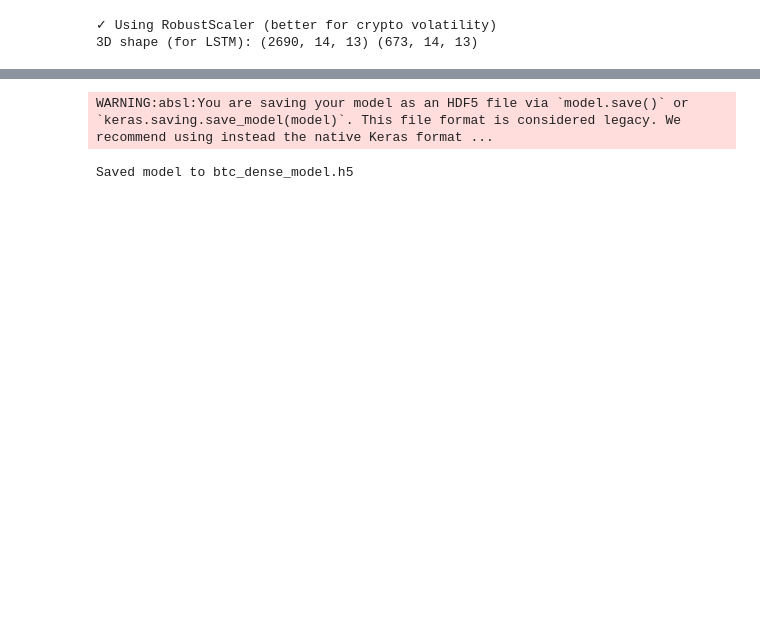
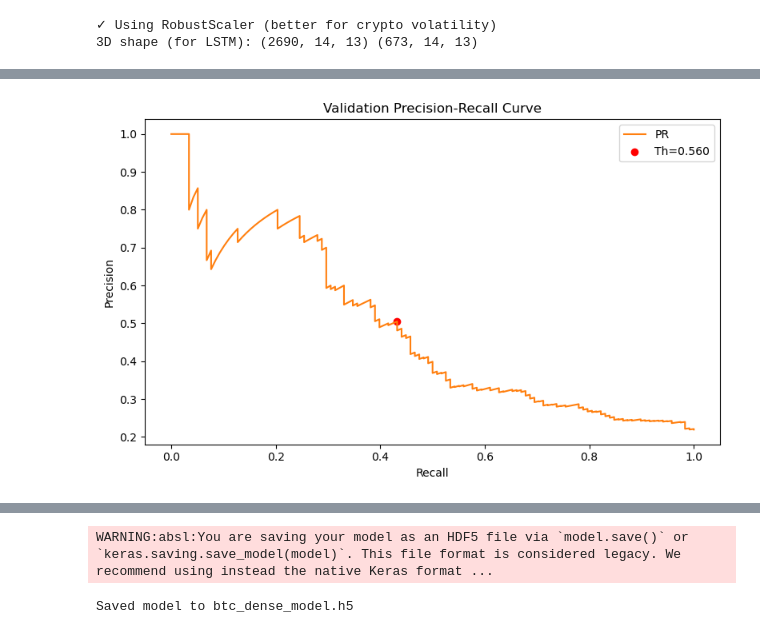
Before and after one commit to ChristinaTUNA/BTC-ANN-Price-Movement-Prediction, a Jupyter notebook: 02_model.ipynb, the cells around one changed output, grey strips where cells are left out. Saved outputs shown, nothing was run; the diff lists cells and outputs as text; code cells hidden in the pictures; blank space fills up the shorter version.

```diff
--- a/02_model.ipynb
+++ b/02_model.ipynb
@@ -663,0 +537,15 @@ Down/Equal (0)     0.8179    0.5959    0.6895       490
+# %%
+plt.figure(figsize=(8,5))
+plt.plot(recall, precision, label='PR', color='#ff7f0e')
+# Mark point closest to selected threshold on PR
+idx_thr_pr = np.argmin(np.abs(pr_thr - threshold_to_use))
+idx_thr_pr = np.clip(idx_thr_pr, 0, len(precision)-1)
+plt.scatter(recall[idx_thr_pr], precision[idx_thr_pr], color='red', label=f'Th={threshold_to_use:.3f}')
+plt.xlabel('Recall')
+plt.ylabel('Precision')
+plt.title('Validation Precision-Recall Curve')
+plt.legend()
+plt.tight_layout()
+plt.show()
+# %% [output]
+[figure, added]
```
Also changed, not shown: parts of 20 cells of this notebook, 5 other files.
